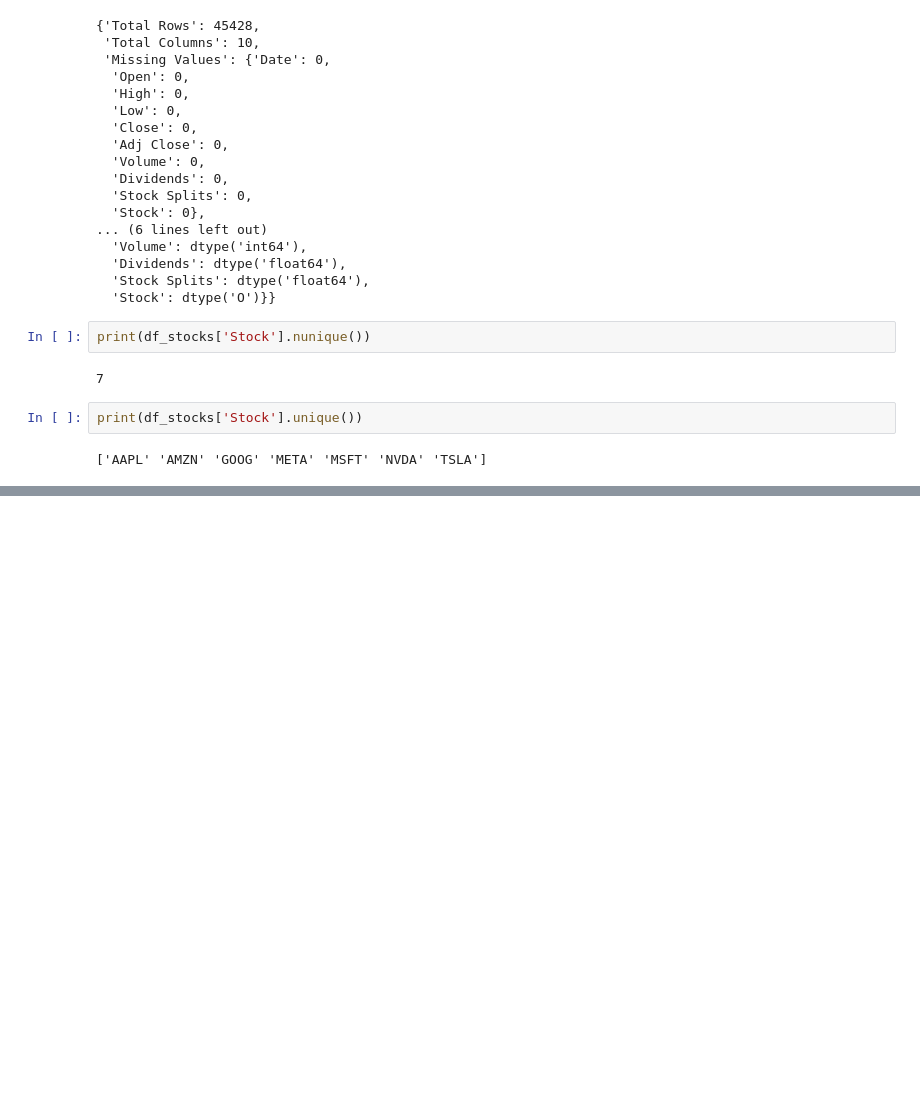
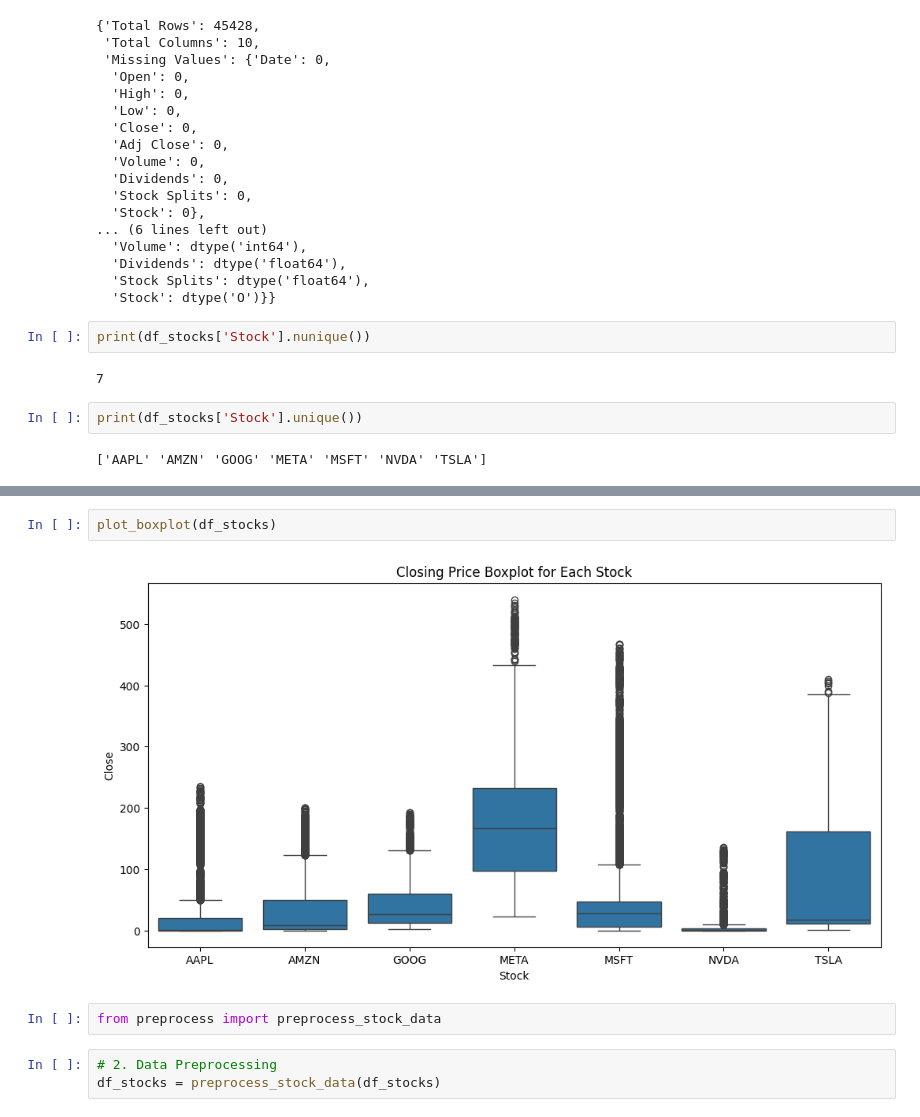
Before and after one commit to Abel-Marie/financial-news-analysis, a Jupyter notebook: notebooks/analysis.ipynb, the cells around one changed output, grey strips where cells are left out. Drawn from its saved outputs; the diff is of its cells as text; blank space fills up the shorter version.

```diff
--- a/notebooks/analysis.ipynb
+++ b/notebooks/analysis.ipynb
@@ -279,0 +554,9 @@ print(df_stocks['Stock'].unique())
+# %%
+plot_boxplot(df_stocks)
+# %% [output]
+[figure, added]
+# %%
+from preprocess import preprocess_stock_data
+# %%
+# 2. Data Preprocessing
+df_stocks = preprocess_stock_data(df_stocks)
```
Also changed, not shown: parts of 31 cells of this notebook.
